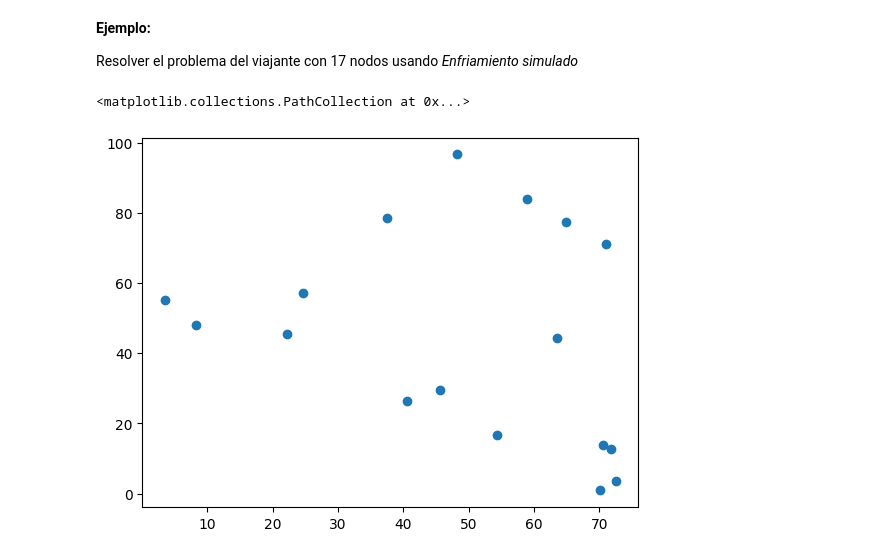
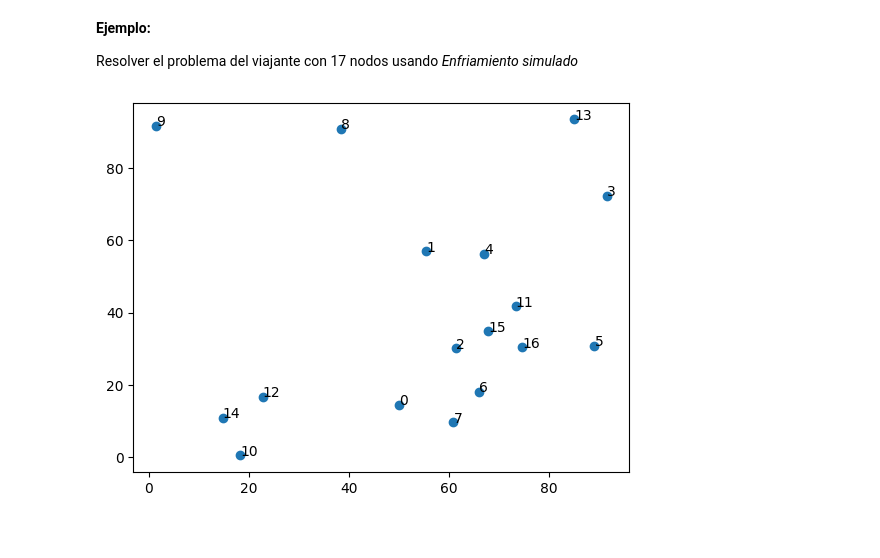
Before and after one commit to ArellanoMCarlos/SimMatO2025, a Jupyter notebook: Módulo 3 - Métodos de búsqueda/1 - Métodos de búsqueda.ipynb, the cells around one changed output. Drawn from its saved outputs; the diff is of its cells as text; code cells hidden in the pictures.

```diff
--- a/Módulo 3 - Métodos de búsqueda/1 - Métodos de búsqueda.ipynb
+++ b/Módulo 3 - Métodos de búsqueda/1 - Métodos de búsqueda.ipynb
@@ -276,9 +239,10 @@ import matplotlib.pyplot as plt
 # %%
 ciudades=np.random.uniform(0,100,(17,2))
 plt.scatter(ciudades[:,0],ciudades[:,1])
+for i in range(len(ciudades)):
+  plt.text(ciudades[i,0],ciudades[i,1],str(i))
 # %% [output]
-<matplotlib.collections.PathCollection at 0x...>
-[figure, old version]
+[figure, new version]
 # %%
 estado0=np.array(range(17))
 np.random.shuffle(estado0)
```
Also changed, not shown: parts of 8 cells of this notebook.
